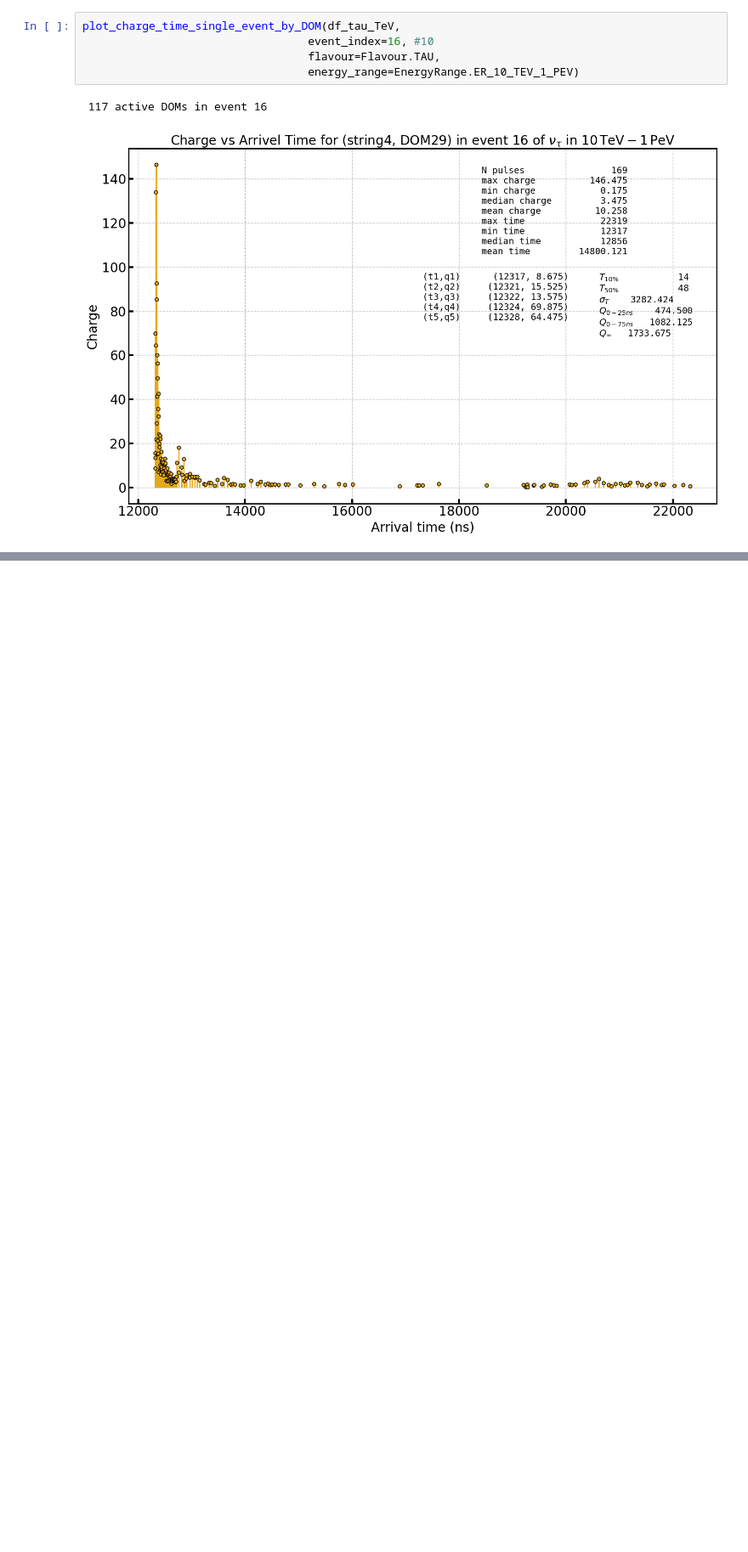
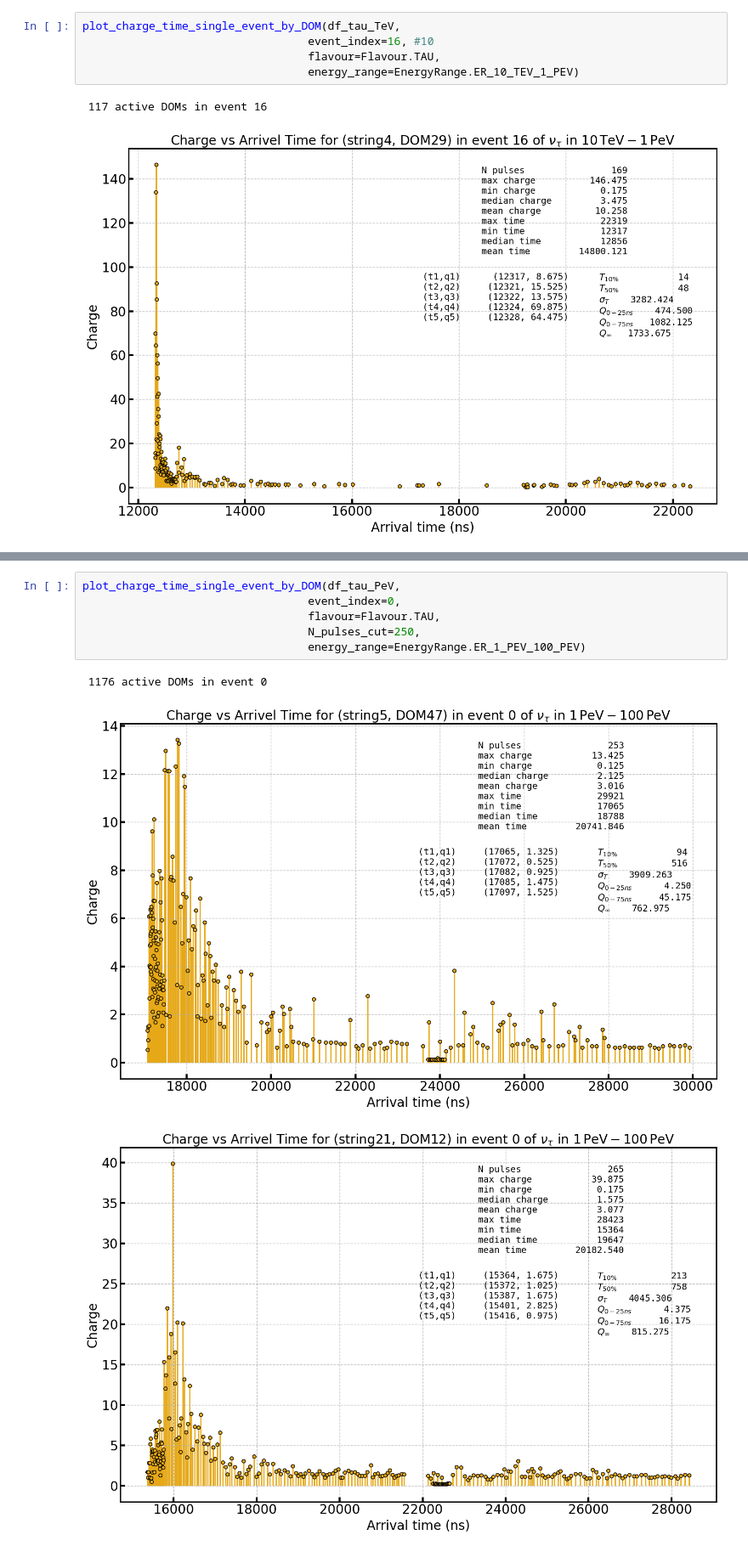
Before and after one commit to KUcyans/PMTfication, a Jupyter notebook: StatView_aesthetic/pulsemap_stat_view.ipynb, the cells around one changed output, grey strips where cells are left out. Shown at 85% size. Drawn from its saved outputs; the diff is of its cells as text; blank space fills up the shorter version.

```diff
--- a/StatView_aesthetic/pulsemap_stat_view.ipynb
+++ b/StatView_aesthetic/pulsemap_stat_view.ipynb
@@ -796,0 +683,10 @@ TypeError: float() argument must be a string or a number, not 'dict'
+# %%
+plot_charge_time_single_event_by_DOM(df_tau_PeV,
+                                  event_index=0,
+                                  flavour=Flavour.TAU,
+                                  N_pulses_cut=250,
+                                  energy_range=EnergyRange.ER_1_PEV_100_PEV)
+# %% [output]
+ 1176 active DOMs in event 0
+[figure, added]
+[figure, added]
```
Also changed, not shown: parts of 16 cells of this notebook, 2 other files.
